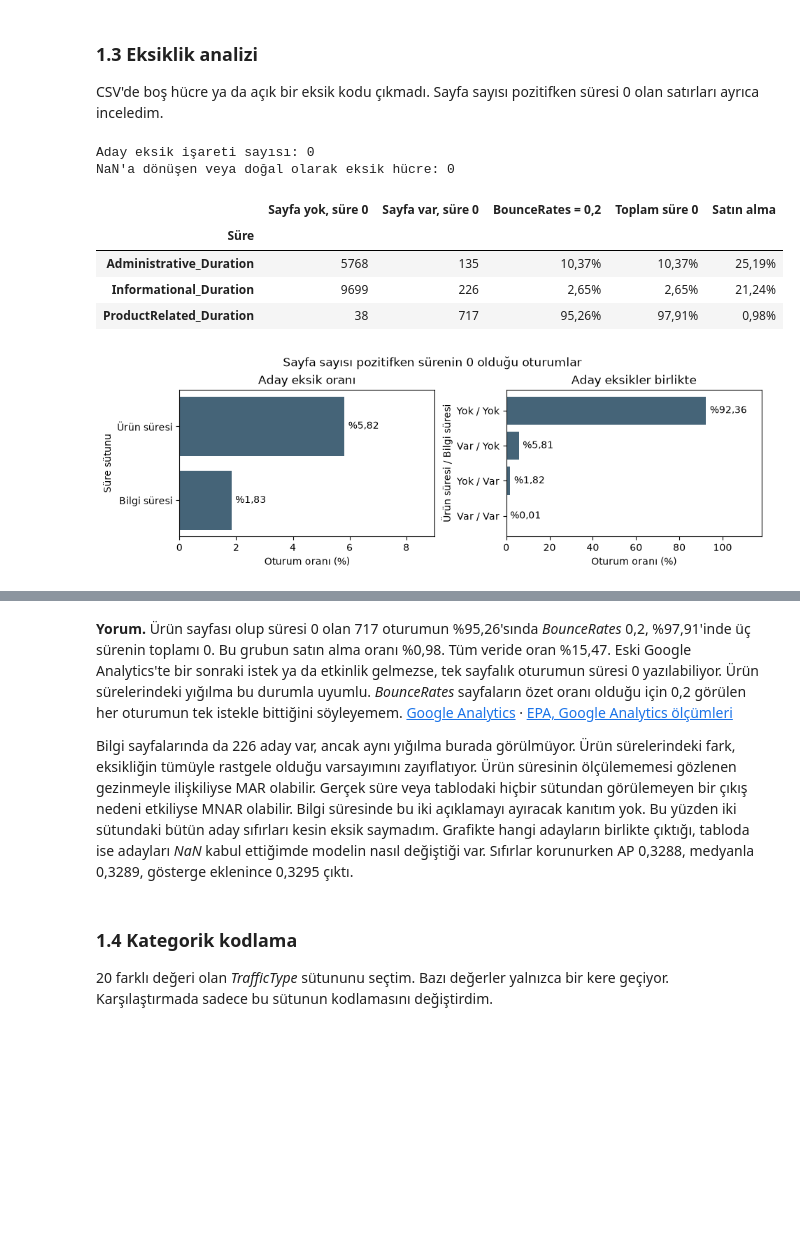
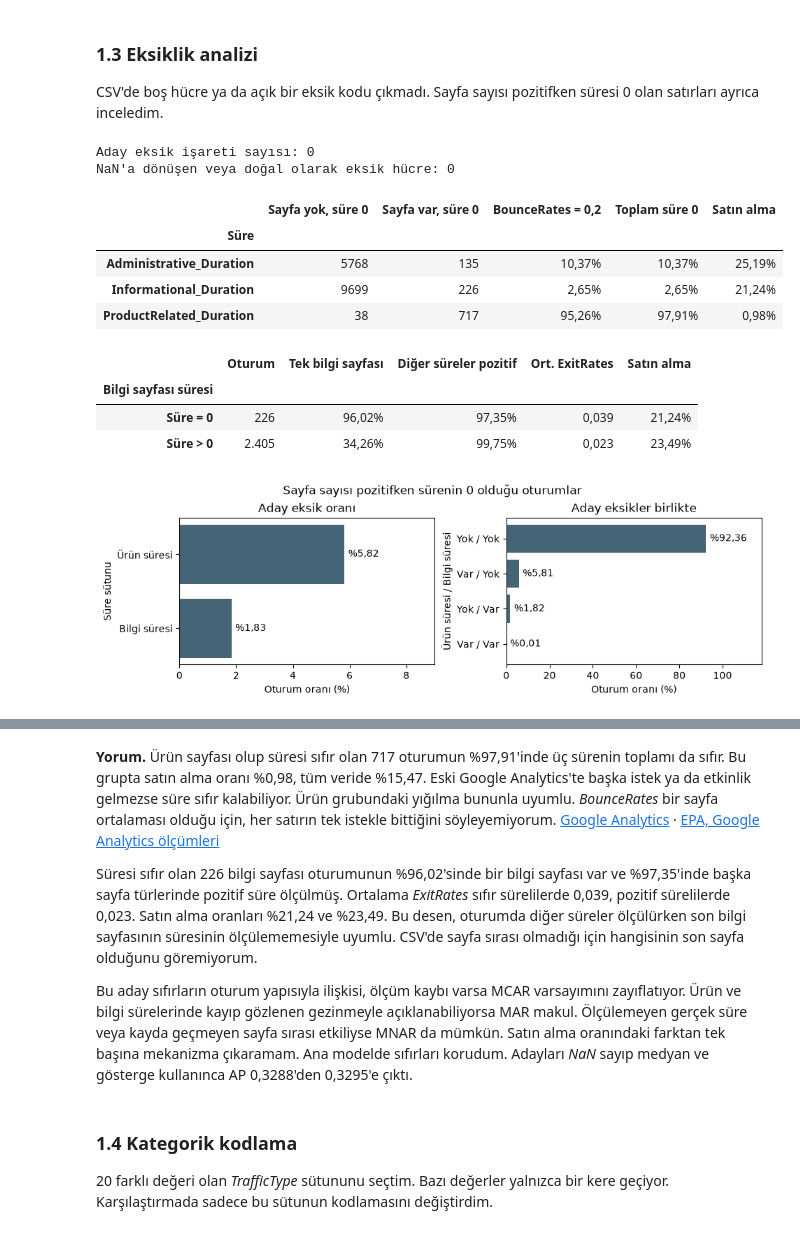
Before and after one commit to EmircanDemirTR/bil545-online-alisveris, a Jupyter notebook: proje1/BIL545_Proje1_EmircanDemir.ipynb, the cells around one changed output, grey strips where cells are left out. Saved outputs shown, nothing was run; the diff lists cells and outputs as text; code cells hidden in the pictures; blank space fills up the shorter version.

```diff
--- a/proje1/BIL545_Proje1_EmircanDemir.ipynb
+++ b/proje1/BIL545_Proje1_EmircanDemir.ipynb
@@ -267,6 +269,24 @@ zero_audit = pd.DataFrame([
 display(zero_audit.style.format(
     {name: "{:.2%}" for name in ["BounceRates = 0,2", "Toplam süre 0", "Satın alma"]},
     decimal=",",
+))
+
+info = df_raw.loc[df_raw["Informational"].gt(0)].copy()
+info["Tek bilgi sayfası"] = info["Informational"].eq(1)
+info["Diğer süreler pozitif"] = info[["Administrative_Duration", "ProductRelated_Duration"]].sum(axis=1).gt(0)
+info_status = info["Informational_Duration"].eq(0).map({False: "Süre > 0", True: "Süre = 0"})
+info_comparison = info.groupby(info_status, sort=False).agg(
+    Oturum=("Revenue", "size"),
+    **{"Tek bilgi sayfası": ("Tek bilgi sayfası", "mean"),
+       "Diğer süreler pozitif": ("Diğer süreler pozitif", "mean"),
+       "Ort. ExitRates": ("ExitRates", "mean"),
+       "Satın alma": ("Revenue", "mean")},
+)
+info_comparison.index.name = "Bilgi sayfası süresi"
+display(info_comparison.style.format(
+    {"Tek bilgi sayfası": "{:.2%}", "Diğer süreler pozitif": "{:.2%}",
+     "Ort. ExitRates": "{:.3f}", "Satın alma": "{:.2%}"},
+    thousands=".", decimal=",",
 ))
 
 candidate_columns = ["ProductRelated_Duration", "Informational_Duration"]
@@ -316,33 +336,37 @@ def preprocessing(traffic_encoder=None, indicator=False, numeric_columns=numeric
         ("trafik", traffic_encoder, ["TrafficType"]),
     ])
 
 def logistic(preprocessor):
     return Pipeline([
         ("preprocess", preprocessor),
         ("model", LogisticRegression(max_iter=1000)),
     ])
 
 def fold_scores(estimator, data, cv=splits):
     evaluated = cross_validate(estimator, data, y, cv=cv, scoring=SCORING, error_score="raise")
     return pd.DataFrame({name: evaluated[f"test_{name}"] for name in SCORING})
 
 def score_summary(results):
     return pd.DataFrame({
         name: table.apply(lambda column: f"{column.mean():.4f} ± {column.std():.4f}")
         for name, table in results.items()
     }).T
 
 def paired_ap(first, second):
     delta = second["AP"] - first["AP"]
     return f"{delta.mean():+.4f} ± {delta.std():.4f}"
 # %% [output]
 Aday eksik işareti sayısı: 0
 NaN'a dönüşen veya doğal olarak eksik hücre: 0
 |  | Sayfa yok, süre 0 | Sayfa var, süre 0 | BounceRates = 0,2 | Toplam süre 0 | Satın alma |
 | Süre |  |  |  |  |  |
 | Administrative_Duration | 5768 | 135 | 10,37% | 10,37% | 25,19% |
 | Informational_Duration | 9699 | 226 | 2,65% | 2,65% | 21,24% |
 | ProductRelated_Duration | 38 | 717 | 95,26% | 97,91% | 0,98% |
+|  | Oturum | Tek bilgi sayfası | Diğer süreler pozitif | Ort. ExitRates | Satın alma |
+| Bilgi sayfası süresi |  |  |  |  |  |
+| Süre = 0 | 226 | 96,02% | 97,35% | 0,039 | 21,24% |
+| Süre > 0 | 2.405 | 34,26% | 99,75% | 0,023 | 23,49% |
 [figure]
 # %%
 onehot = logistic(preprocessing())
@@ -365,9 +389,11 @@ print("Eksik göstergesinin AP farkı:",
 | Aday sıfırlar → NaN, medyan + gös... | 0.3295 ± 0.0142 | 0.7514 ± 0.0116 | 0.5130 ± 0.0060 | 0.0610 ± 0.0221 | 0.0328 ± 0.0123 |
 Eksik göstergesinin AP farkı: +0.0006 ± 0.0019
 # %% [markdown]
-**Yorum.** Ürün sayfası olup süresi 0 olan 717 oturumun %95,26'sında *BounceRates* 0,2, %97,91'inde üç sürenin toplamı 0. Bu grubun satın alma oranı %0,98. Tüm veride oran %15,47. Eski Google Analytics'te bir sonraki istek ya da etkinlik gelmezse, tek sayfalık oturumun süresi 0 yazılabiliyor. Ürün sürelerindeki yığılma bu durumla uyumlu. *BounceRates* sayfaların özet oranı olduğu için 0,2 görülen her oturumun tek istekle bittiğini söyleyemem. [Google Analytics](https://support.google.com/analytics/answer/9264222?hl=en) · [EPA, Google Analytics ölçümleri](https://www.epa.gov/sites/production/files/documents/glossary_of_metrics_used_in_google_analytics.pdf)
+**Yorum.** Ürün sayfası olup süresi sıfır olan 717 oturumun %97,91'inde üç sürenin toplamı da sıfır. Bu grupta satın alma oranı %0,98, tüm veride %15,47. Eski Google Analytics'te başka istek ya da etkinlik gelmezse süre sıfır kalabiliyor. Ürün grubundaki yığılma bununla uyumlu. *BounceRates* bir sayfa ortalaması olduğu için, her satırın tek istekle bittiğini söyleyemiyorum. [Google Analytics](https://support.google.com/analytics/answer/9264222?hl=en) · [EPA, Google Analytics ölçümleri](https://www.epa.gov/sites/production/files/documents/glossary_of_metrics_used_in_google_analytics.pdf)
 
-Bilgi sayfalarında da 226 aday var, ancak aynı yığılma burada görülmüyor. Ürün sürelerindeki fark, eksikliğin tümüyle rastgele olduğu varsayımını zayıflatıyor. Ürün süresinin ölçülememesi gözlenen gezinmeyle ilişkiliyse MAR olabilir. Gerçek süre veya tablodaki hiçbir sütundan görülemeyen bir çıkış nedeni etkiliyse MNAR olabilir. Bilgi süresinde bu iki açıklamayı ayıracak kanıtım yok. Bu yüzden iki sütundaki bütün aday sıfırları kesin eksik saymadım. Grafikte hangi adayların birlikte çıktığı, tabloda ise adayları *NaN* kabul ettiğimde modelin nasıl değiştiği var. Sıfırlar korunurken AP 0,3288, medyanla 0,3289, gösterge eklenince 0,3295 çıktı.
+Süresi sıfır olan 226 bilgi sayfası oturumunun %96,02'sinde bir bilgi sayfası var ve %97,35'inde başka sayfa türlerinde pozitif süre ölçülmüş. Ortalama *ExitRates* sıfır sürelilerde 0,039, pozitif sürelilerde 0,023. Satın alma oranları %21,24 ve %23,49. Bu desen, oturumda diğer süreler ölçülürken son bilgi sayfasının süresinin ölçülememesiyle uyumlu. CSV'de sayfa sırası olmadığı için hangisinin son sayfa olduğunu göremiyorum.
+
+Bu aday sıfırların oturum yapısıyla ilişkisi, ölçüm kaybı varsa MCAR varsayımını zayıflatıyor. Ürün ve bilgi sürelerinde kayıp gözlenen gezinmeyle açıklanabiliyorsa MAR makul. Ölçülemeyen gerçek süre veya kayda geçmeyen sayfa sırası etkiliyse MNAR da mümkün. Satın alma oranındaki farktan tek başına mekanizma çıkaramam. Ana modelde sıfırları korudum. Adayları *NaN* sayıp medyan ve gösterge kullanınca AP 0,3288'den 0,3295'e çıktı.
 # %% [markdown]
 ### 1.4 Kategorik kodlama
 
```
Also changed, not shown: parts of 9 cells of this notebook, 1 other file.
